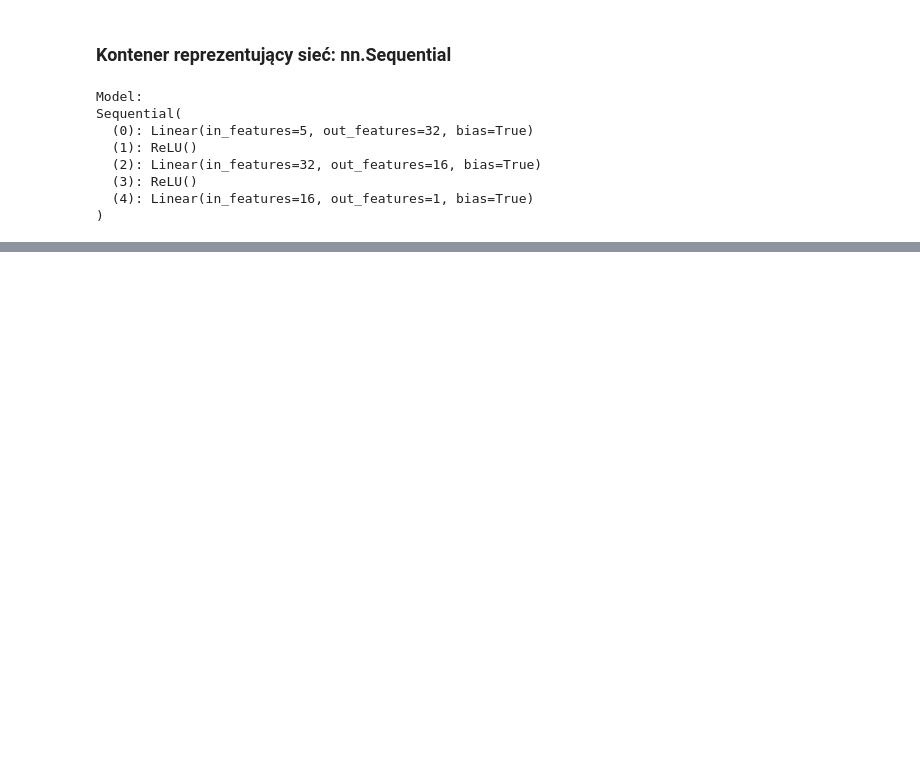
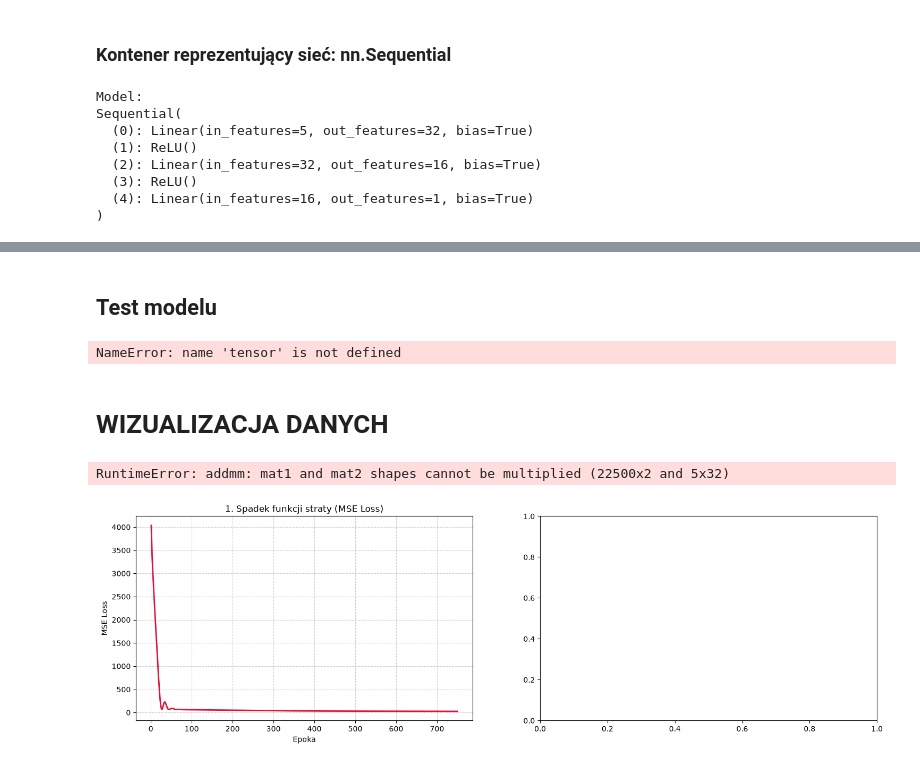
Before and after one commit to pavlovskakristina/Cybertech-AI-course, a Jupyter notebook: LAB_1_Sieci_Neuronowe/Neural_Networks.ipynb, the cells around one changed output, grey strips where cells are left out. Cells and saved outputs as stored; diff of their text form; code cells hidden in the pictures; blank space fills up the shorter version.

Commit message:
Testing and data visualisation

```diff
--- a/LAB_1_Sieci_Neuronowe/Neural_Networks.ipynb
+++ b/LAB_1_Sieci_Neuronowe/Neural_Networks.ipynb
@@ -133,3 +134,18 @@ optimizer = optim.Adam(model.parameters(), lr=0.005)
 
 # Funkcja straty
 loss_function = nn.MSELoss()
+# %%
+epochs = 750
+train_loss_history = []
+accuracy_history = []
+for epoch in range(epochs):
+    model.train()
+    optimizer.zero_grad()
+    outputs = model(X_train_t)
+    loss = criterion(outputs, y_train_t)
+    loss.backward()
+    optimizer.step()
+
+    train_loss_history.append(loss.item())
+
+train_loss_history
@@ -135,0 +170,58 @@ loss_function = nn.MSELoss()
+# %% [markdown]
+## Test modelu
+# %%
+model.eval()
+
+with torch.no_grad():
+  val_preds = model(X_valid_t)
+  val_loss = criterion(val_preds, y_valid_t)
+
+  test_preds = model(X_test_t)
+  test_loss = criterion(test_preds, y_test_t)
+
+### tensor.numpy()
+
+def calculate_mae(y_true, y_pred):
+    return float(np.mean(np.abs(y_true - y_pred)))
+
+
+
+
+print("Validation loss: " + str(val_loss.item()))
+print("Test loss: " + str(test_loss.item()))
+# %% [output]
+NameError: name 'tensor' is not defined
+# %% [markdown]
+# WIZUALIZACJA DANYCH
+# %%
+
+fig, axes = plt.subplots(1, 2, figsize=(18, 5))
+
+axes[0].plot(range(1, epochs + 1), loss_history, color='crimson', linewidth=2)
+axes[0].set_title("1. Spadek funkcji straty (MSE Loss)")
+axes[0].set_xlabel("Epoka")
+axes[0].set_ylabel("MSE Loss")
+axes[0].grid(True, linestyle='--', alpha=0.6)
+
+model.eval()
+x_min, x_max = X[:, 0].min() - 0.1, X[:, 0].max() + 0.1
+y_min, y_max = X[:, 1].min() - 0.1, X[:, 1].max() + 0.1
+xx, yy = np.meshgrid(np.linspace(x_min, x_max, 150),
+                     np.linspace(y_min, y_max, 150))
+grid_tensor = torch.tensor(np.c_[xx.ravel(), yy.ravel()], dtype=torch.float32)
+
+with torch.no_grad():
+    Z = model(grid_tensor).numpy().reshape(xx.shape)
+
+contour = axes[1].contourf(xx, yy, Z, levels=20, cmap='RdYlBu', alpha=0.6)
+axes[1].scatter(X_test[:, 0], X_test[:, 1], c=y_test, cmap='bwr_r', edgecolor='k', s=50)
+axes[1].set_title("2. Ostateczna granica decyzyjna")
+axes[1].set_xlabel("....")
+axes[1].set_ylabel(".....")
+fig.colorbar(contour, ax=axes[1], label="Przewidywana szansa")
+
+plt.tight_layout()
+plt.show()
+# %% [output]
+RuntimeError: addmm: mat1 and mat2 shapes cannot be multiplied (22500x2 and 5x32)
+[figure, added]
```
Also changed, not shown: parts of 2 cells of this notebook.
